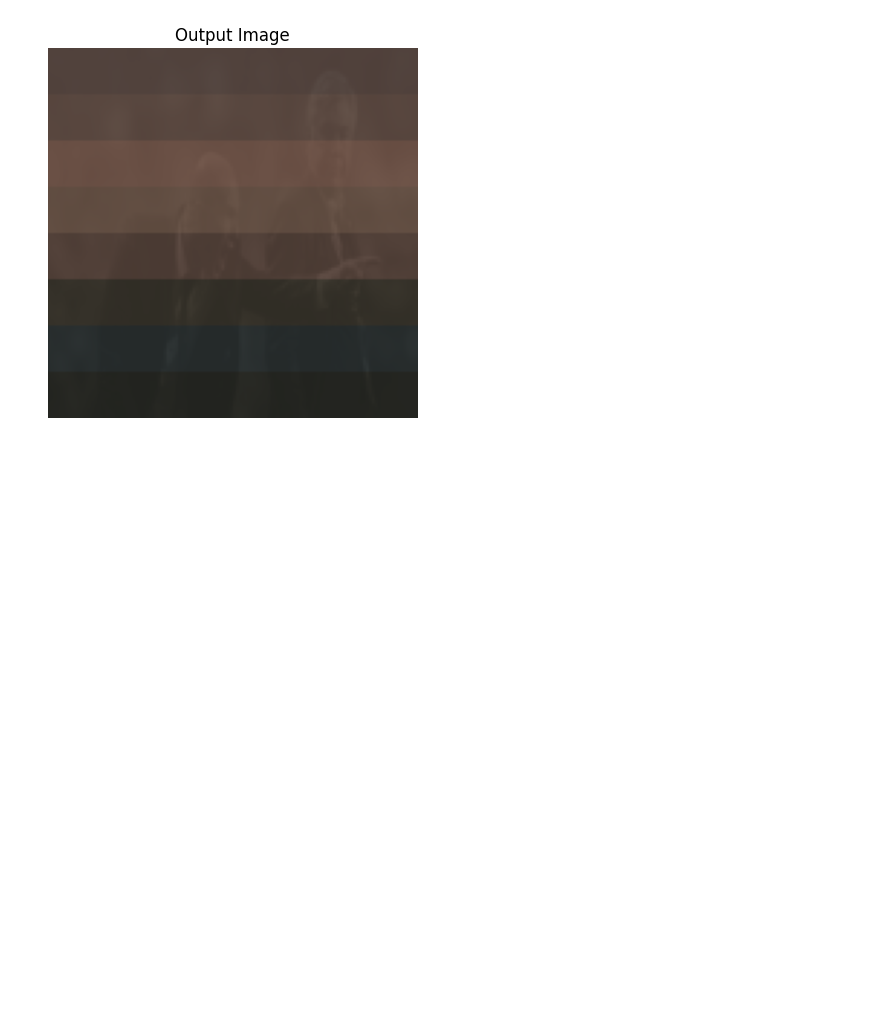
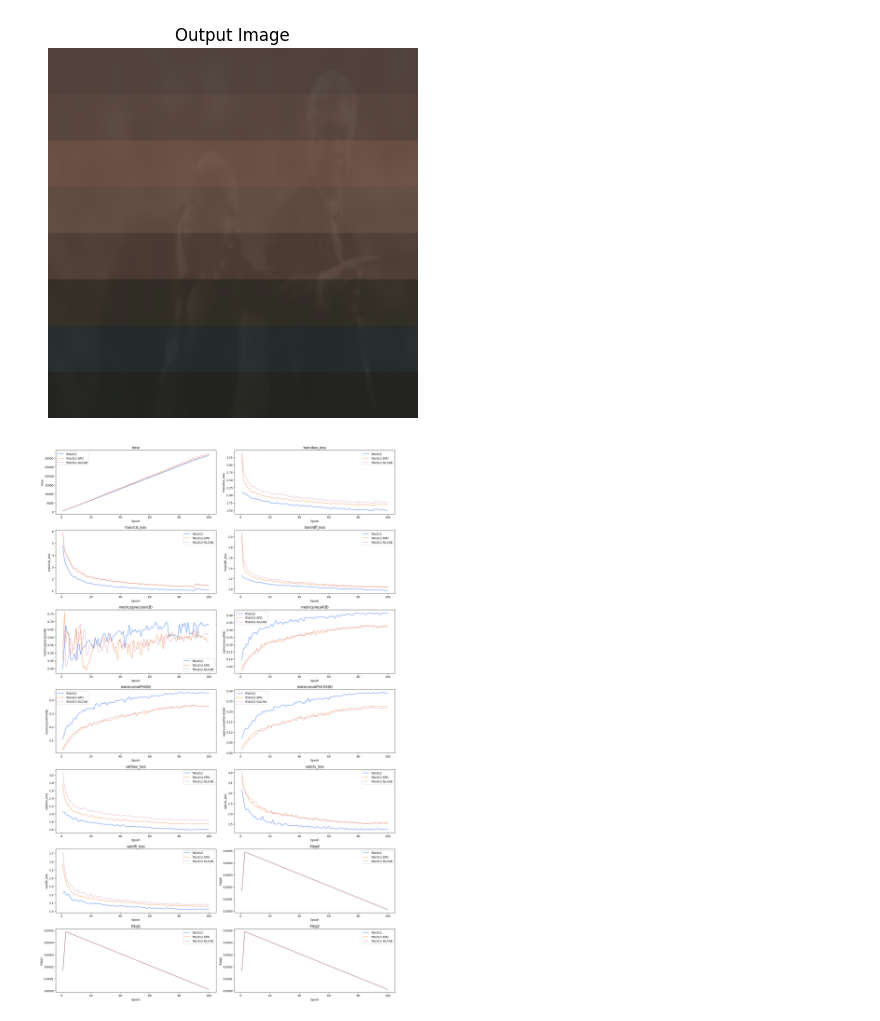
Before and after one commit to osiastossou/gl-yolo, a Jupyter notebook: analyse.ipynb, the cells around one changed output. Drawn from its saved outputs; the diff is of its cells as text; code cells hidden in the pictures; blank space fills up the shorter version.

```diff
--- a/analyse.ipynb
+++ b/analyse.ipynb
@@ -115,3 +115,41 @@ plt.axis("off")
 plt.show()
 # %% [output]
 [figure]
+# %%
+import pandas as pd
+import matplotlib.pyplot as plt
+
+# Charger les fichiers
+df1 = pd.read_csv("rs/yolo12-DOTA-100_1280.csv")
+df2 = pd.read_csv("rs/yolo12-spd-DOTA-100_1280.csv")
+df3 = pd.read_csv("rs/yolo12-glcab-full-DOTA-100_1280.csv")
+
+# Epoch (colonne 0)
+epochs = df1.iloc[:, 0]
+
+# Sélection des 14 métriques
+metrics = df1.columns[1:15]
+
+# Création des subplots (7 lignes × 2 colonnes = 14 graphes)
+fig, axes = plt.subplots(7, 2, figsize=(18, 28))
+axes = axes.flatten()
+
+for i, metric in enumerate(metrics):
+    axes[i].plot(epochs, df1[metric], label="YOLO12")
+    axes[i].plot(epochs, df2[metric], linestyle="--", label="YOLO12-SPD")
+    axes[i].plot(epochs, df3[metric], linestyle=":", label="YOLO12-GLCAB")
+
+    axes[i].set_title(metric)
+    axes[i].set_xlabel("Epoch")
+    axes[i].set_ylabel(metric)
+    axes[i].legend()
+
+plt.tight_layout()
+
+# Sauvegarde image
+plt.savefig("comparison_metrics.png")
+
+# Affichage
+plt.show()
+# %% [output]
+[figure, added]
```
Also changed, not shown: 4 other files.
